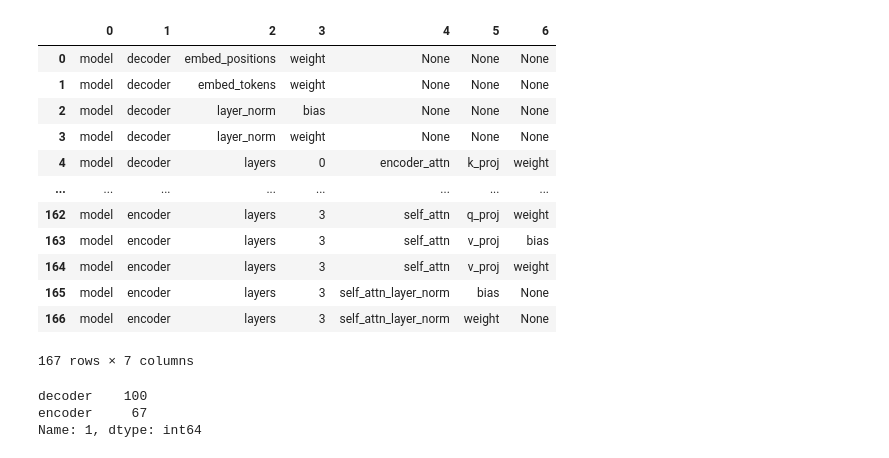
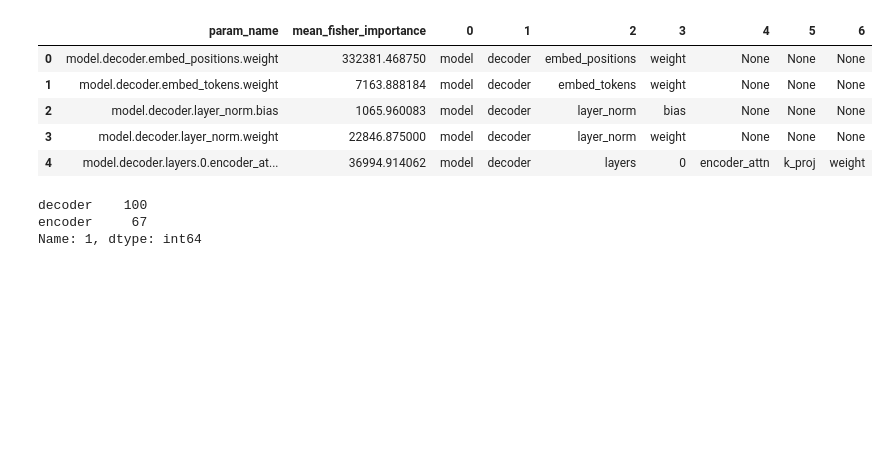
Before and after one commit to tonywu71/distilling-and-forgetting-in-large-pre-trained-models, a Jupyter notebook: notebooks/plot_fisher_importance.ipynb, the cells around one changed output. Drawn from its saved outputs; the diff is of its cells as text; code cells hidden in the pictures; blank space fills up the shorter version.

```diff
--- a/notebooks/plot_fisher_importance.ipynb
+++ b/notebooks/plot_fisher_importance.ipynb
@@ -3,2 +14,4 @@ import pandas as pd
 # %%
-df = pd.read_csv("ewc_fisher_params.csv")
+df = pd.read_csv("outputs/ewc_fisher_params.csv")
+
+df
@@ -21,18 +32,13 @@ df
 # %%
 df_param_name = df["param_name"].str.split(".", expand=True)
-df_param_name
+df = pd.concat([df, df_param_name], axis=1)
+
+df.head()
 # %% [output]
-|  | 0 | 1 | 2 | 3 | 4 | 5 | 6 |
-| 0 | model | decoder | embed_positions | weight | None | None | None |
-| 1 | model | decoder | embed_tokens | weight | None | None | None |
-| 2 | model | decoder | layer_norm | bias | None | None | None |
-| 3 | model | decoder | layer_norm | weight | None | None | None |
-| 4 | model | decoder | layers | 0 | encoder_attn | k_proj | weight |
-| ... | ... | ... | ... | ... | ... | ... | ... |
-| 162 | model | encoder | layers | 3 | self_attn | q_proj | weight |
-| 163 | model | encoder | layers | 3 | self_attn | v_proj | bias |
-| 164 | model | encoder | layers | 3 | self_attn | v_proj | weight |
-| 165 | model | encoder | layers | 3 | self_attn_layer_norm | bias | None |
-| 166 | model | encoder | layers | 3 | self_attn_layer_norm | weight | None |
+|  | param_name | mean_fisher_importance | 0 | 1 | 2 | 3 | 4 | 5 | 6 |
+| 0 | model.decoder.embed_positions.weight | 332381.468750 | model | decoder | embed_positions | weight | None | None | None |
+| 1 | model.decoder.embed_tokens.weight | 7163.888184 | model | decoder | embed_tokens | weight | None | None | None |
+| 2 | model.decoder.layer_norm.bias | 1065.960083 | model | decoder | layer_norm | bias | None | None | None |
+| 3 | model.decoder.layer_norm.weight | 22846.875000 | model | decoder | layer_norm | weight | None | None | None |
+| 4 | model.decoder.layers.0.encoder_at... | 36994.914062 | model | decoder | layers | 0 | encoder_attn | k_proj | weight |
-167 rows × 7 columns
 # %%
```
Also changed, not shown: parts of 16 cells of this notebook.
